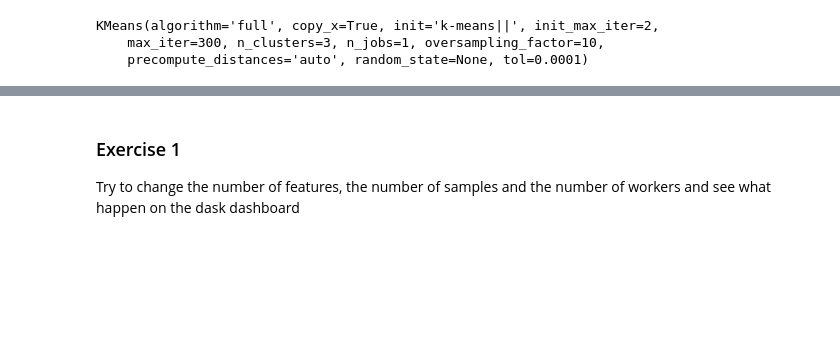
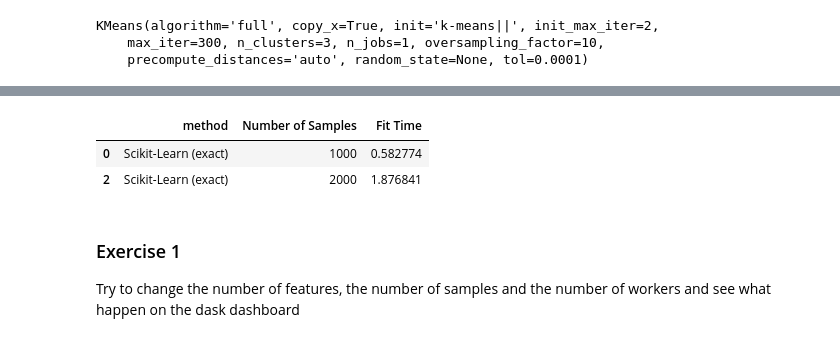
Before and after one commit to sirCamp/lectures, a Jupyter notebook: lecture_4/machine_learning_1.ipynb, the cells around one changed output, grey strips where cells are left out. Cells and saved outputs as stored; diff of their text form; code cells hidden in the pictures; blank space fills up the shorter version.

```diff
--- a/lecture_4/machine_learning_1.ipynb
+++ b/lecture_4/machine_learning_1.ipynb
@@ -61,3 +100,21 @@ ax.scatter(X[::1000, 0], X[::1000, 1], marker='.', c=km.labels_[::1000],
+# %%
+df = pd.DataFrame(timings, columns=['method', 'Number of Samples', 'Fit Time'])
+#sns.factorplot(x='Number of Samples', y='Fit Time', hue='method',
+#               data=df, aspect=1.5)
+df.head()
+
+sk = df[df['method']=='Scikit-Learn (exact)']
+dk = df[df['method']=='dask-ml (approximate)']
+sk.head()
+#dk.head()
+
+#plt.plot( dk['Number of Samples'].values, dk['Fit Time'].values, color='green')
+#plt.plot(sk['Number of Samples'].values,sk['Fit Time'].values, color='blue')
+#plt.show()
+# %% [output]
+|  | method | Number of Samples | Fit Time |
+| 0 | Scikit-Learn (exact) | 1000 | 0.582774 |
+| 2 | Scikit-Learn (exact) | 2000 | 1.876841 |
 # %% [markdown]
 ### Exercise 1
 Try to change the number of features, the number of samples and the number of workers and see what happen on the dask dashboard
```
Also changed, not shown: parts of 3 cells of this notebook, 3 other files.
